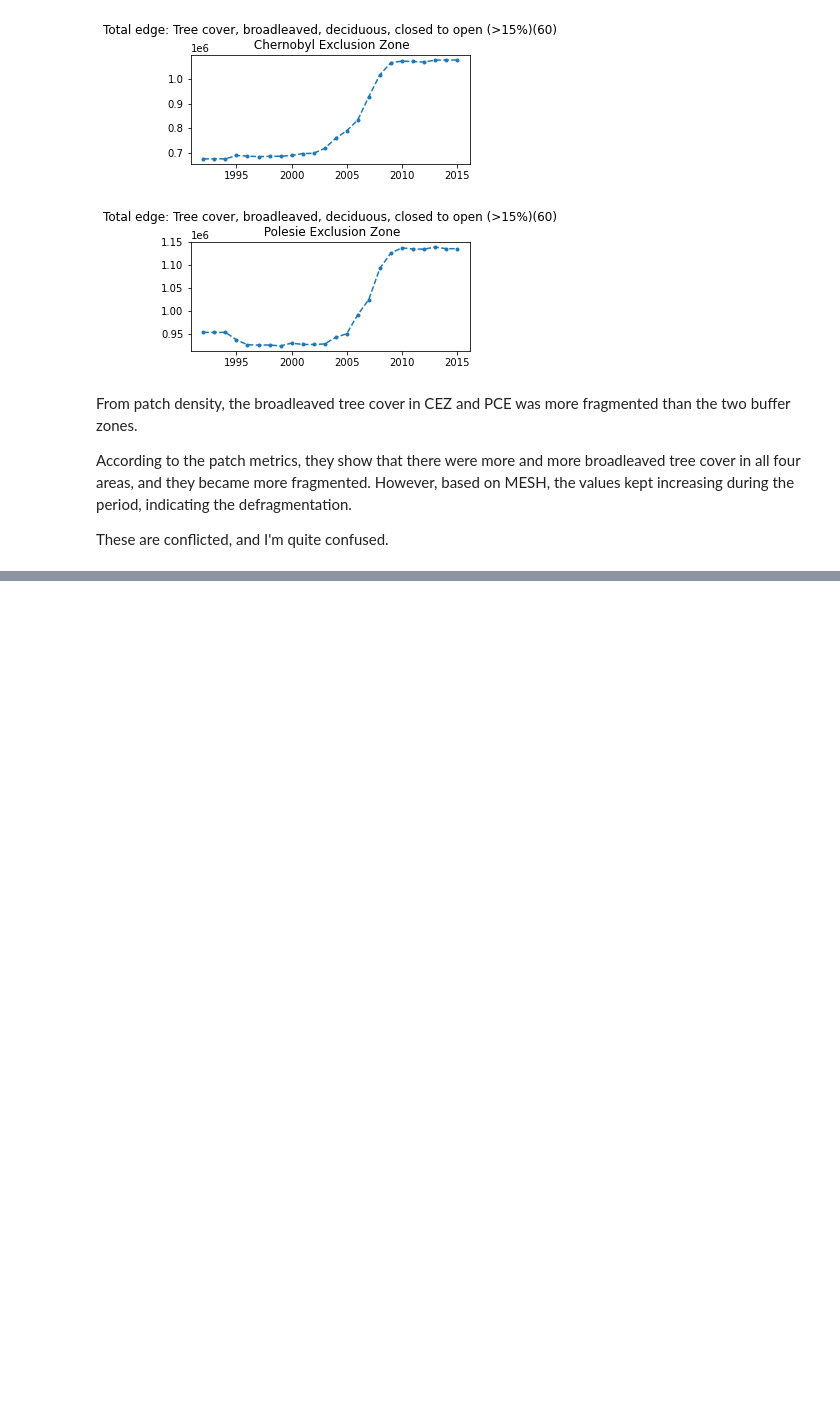
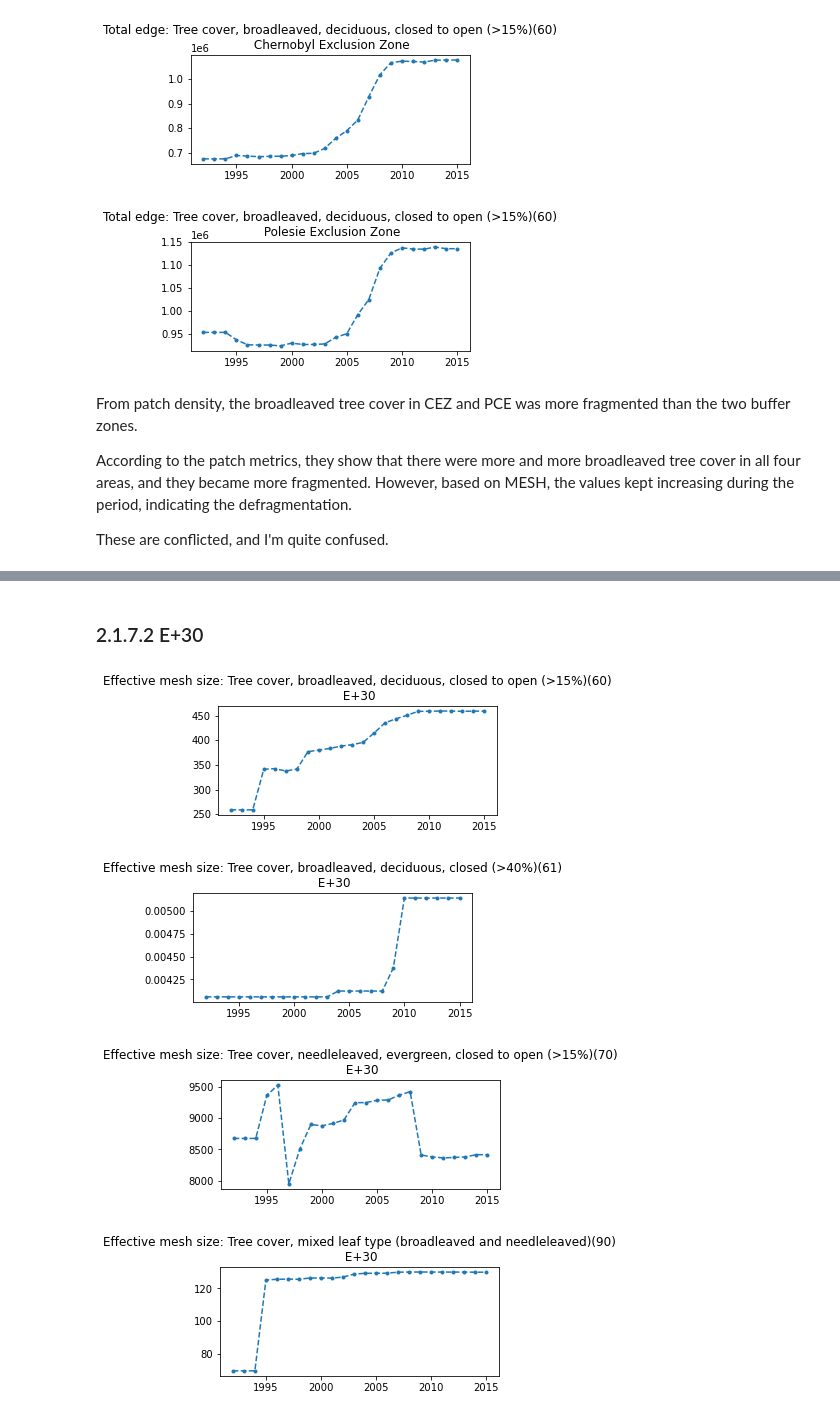
Before and after one commit to ai4er-cdt/geograph, a Jupyter notebook: notebooks/exploratory/lyl-4-ROI-time-series-analysis-class-metrics.ipynb, the cells around one changed output, grey strips where cells are left out. Drawn from its saved outputs; the diff is of its cells as text; code cells hidden in the pictures; blank space fills up the shorter version.

```diff
--- a/notebooks/exploratory/lyl-4-ROI-time-series-analysis-class-metrics.ipynb
+++ b/notebooks/exploratory/lyl-4-ROI-time-series-analysis-class-metrics.ipynb
@@ -456,0 +488,12 @@ These are conflicted, and I'm quite confused.
+# %% [markdown]
+### 2.1.7.2 E+30
+# %%
+display_class_metric("E+30", 60, "effective_mesh_size")
+display_class_metric("E+30", 61, "effective_mesh_size")
+display_class_metric("E+30", 70, "effective_mesh_size")
+display_class_metric("E+30", 90, "effective_mesh_size")
+# %% [output]
+[figure, added]
+[figure, added]
+[figure, added]
+[figure, added]
```
Also changed, not shown: parts of 30 cells of this notebook.
